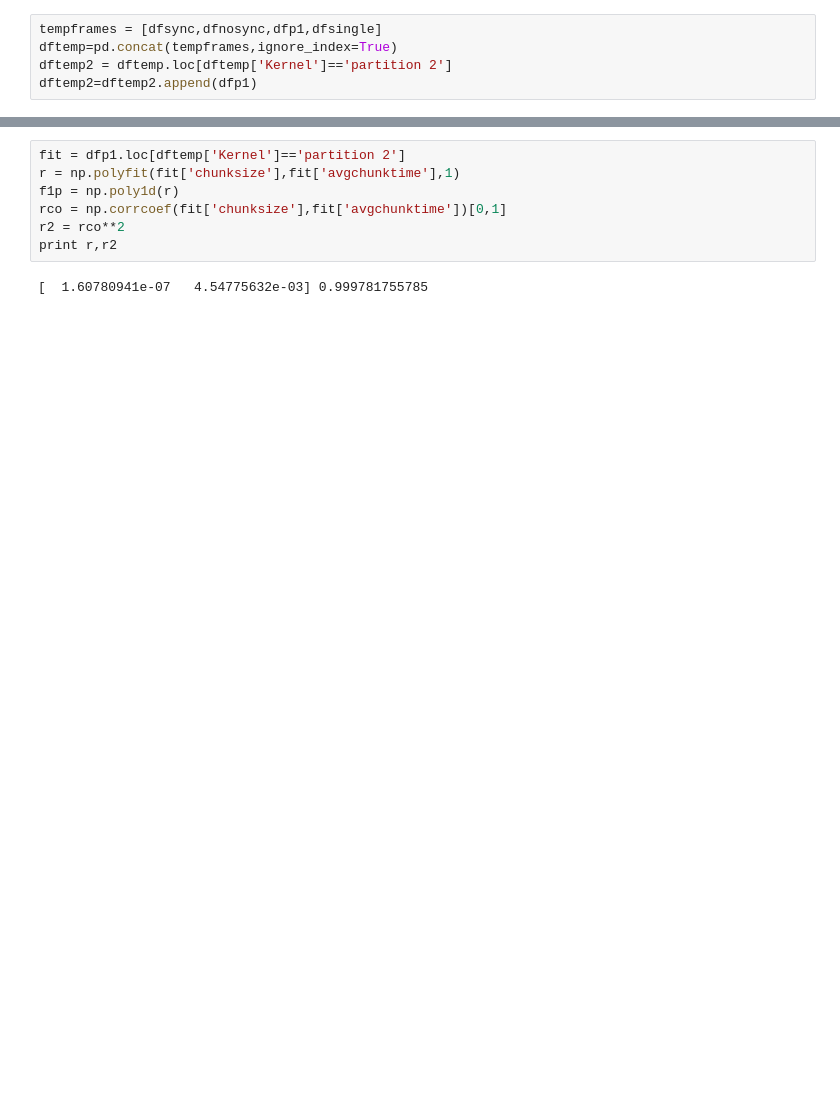
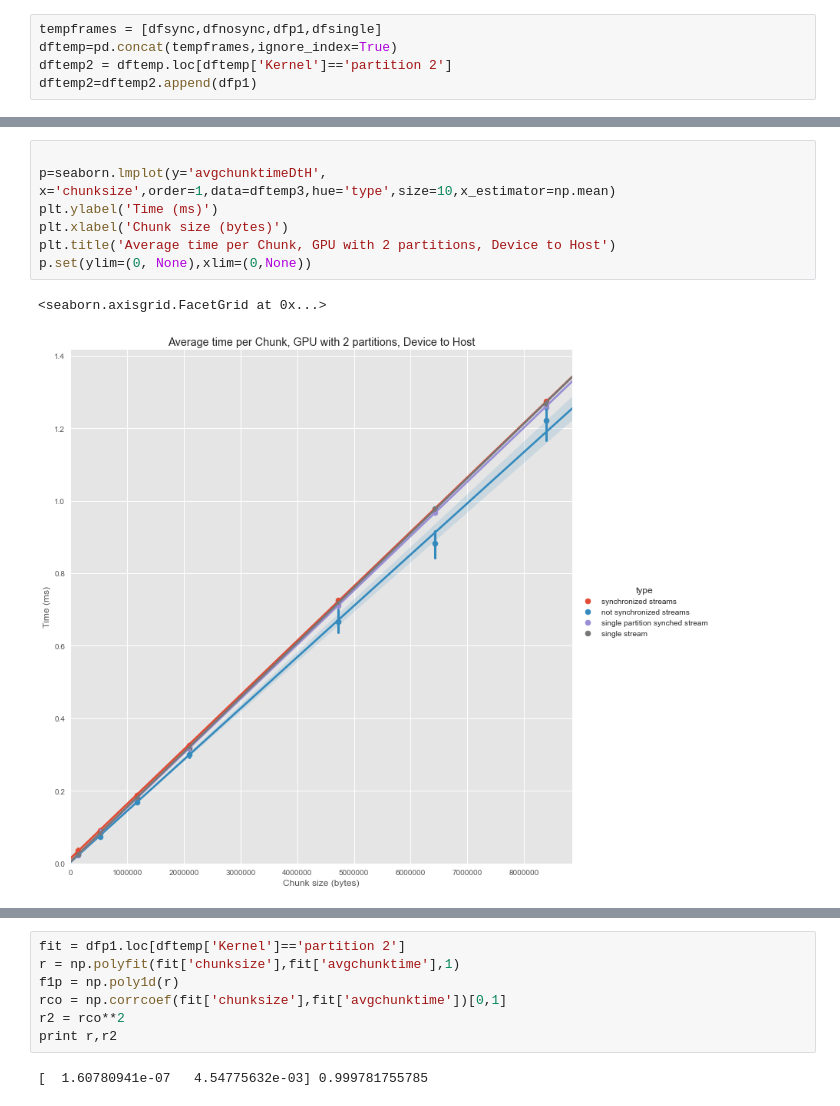
Before and after one commit to Erikun/bandwidthpartition, a Jupyter notebook: chunkedwithkernels.ipynb, the cells around one changed output, grey strips where cells are left out. Drawn from its saved outputs; the diff is of its cells as text; blank space fills up the shorter version.

```diff
--- a/chunkedwithkernels.ipynb
+++ b/chunkedwithkernels.ipynb
@@ -136,3 +133,13 @@ p.set(ylim=(0, None),xlim=(0,None))
+# %%
+
+p=seaborn.lmplot(y='avgchunktimeDtH', x='chunksize',order=1,data=dftemp3,hue='type',size=10,x_estimator=np.mean)
+plt.ylabel('Time (ms)')
+plt.xlabel('Chunk size (bytes)')
+plt.title('Average time per Chunk, GPU with 2 partitions, Device to Host')
+p.set(ylim=(0, None),xlim=(0,None))
+# %% [output]
+<seaborn.axisgrid.FacetGrid at 0x...>
+[figure, added]
 # %%
 syncfit = dfsync.loc[dftemp['Kernel']=='partition 2']
 r = np.polyfit(syncfit['chunksize'],syncfit['avgchunktime'],1)
```
Also changed, not shown: parts of 21 cells of this notebook, 29 other files.
